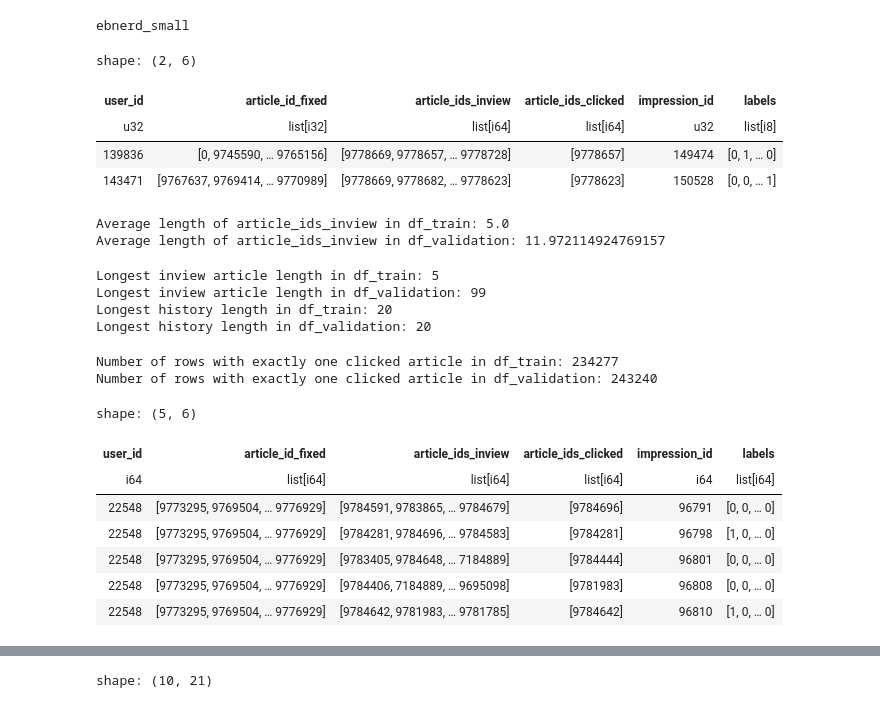
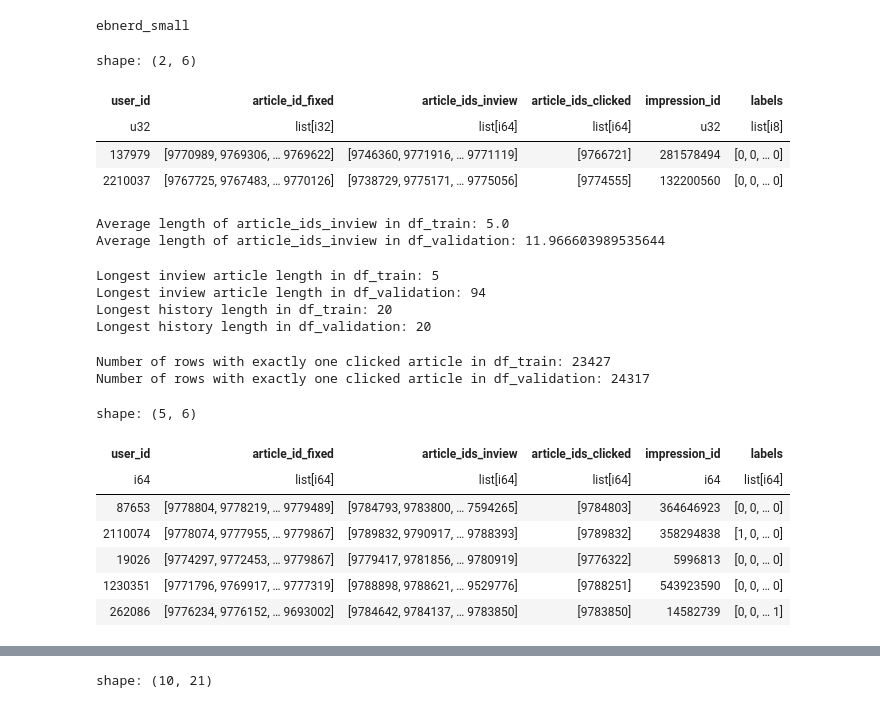
Before and after one commit to Gustavclausen1804/Deeplearning-RecSys-Challenge-2024, a Jupyter notebook: docvec.ipynb, the cells around one changed output, grey strips where cells are left out. Saved outputs shown, nothing was run; the diff lists cells and outputs as text; code cells hidden in the pictures.

```diff
--- a/docvec.ipynb
+++ b/docvec.ipynb
@@ -109,36 +111,36 @@ COLUMNS = [
     DEFAULT_CLICKED_ARTICLES_COL,
     DEFAULT_IMPRESSION_ID_COL,
 ]
 HISTORY_SIZE = 20 # TODO: History size.
-FRACTION = 1
+FRACTION = 0.1
 
 df_train = (
     ebnerd_from_path(PATH.joinpath("train"), history_size=HISTORY_SIZE)
     .select(COLUMNS)
     .pipe(
         sampling_strategy_wu2019,
         npratio=4,
         shuffle=True,
         with_replacement=True,
         seed=123,
     )
     .pipe(create_binary_labels_column)
     .sample(fraction=FRACTION)
 )
 # =>
 df_validation = (
     ebnerd_from_path(PATH.joinpath("validation"), history_size=HISTORY_SIZE)
     .select(COLUMNS)
     .pipe(create_binary_labels_column)
     .sample(fraction=FRACTION)
 )
 df_train.head(2)
 # %% [output]
 shape: (2, 6)
 | user_id | article_id_fixed | article_ids_inview | article_ids_clicked | impression_id | labels |
 | u32 | list[i32] | list[i64] | list[i64] | u32 | list[i8] |
-| 139836 | [0, 9745590, … 9765156] | [9778669, 9778657, … 9778728] | [9778657] | 149474 | [0, 1, … 0] |
-| 143471 | [9767637, 9769414, … 9770989] | [9778669, 9778682, … 9778623] | [9778623] | 150528 | [0, 0, … 1] |
+| 137979 | [9770989, 9769306, … 9769622] | [9746360, 9771916, … 9771119] | [9766721] | 281578494 | [0, 0, … 0] |
+| 2210037 | [9767725, 9767483, … 9770126] | [9738729, 9775171, … 9775056] | [9774555] | 132200560 | [0, 0, … 0] |
 # %%
 def calculate_average_length(df, column):
     total_length = sum(len(row) for row in df[column])
@@ -154,7 +156,7 @@ average_length_inview_validation = calculate_average_length(df_validation, DEFAU
 print(f"Average length of article_ids_inview in df_validation: {average_length_inview_validation}")
 # %% [output]
 Average length of article_ids_inview in df_train: 5.0
-Average length of article_ids_inview in df_validation: 11.972114924769157
+Average length of article_ids_inview in df_validation: 11.966603989535644
 # %%
 # Function to find the maximum length of arrays in a column
 def find_max_length(df, column):
@@ -179,7 +181,7 @@ print(f"Longest history length in df_train: {max_history_length_train}")
 print(f"Longest history length in df_validation: {max_history_length_validation}")
 # %% [output]
 Longest inview article length in df_train: 5
-Longest inview article length in df_validation: 99
+Longest inview article length in df_validation: 94
 Longest history length in df_train: 20
 Longest history length in df_validation: 20
 # %%
@@ -201,19 +203,19 @@ df_validation = filter_rows_with_one_clicked_article(df_validation, DEFAULT_CLIC
 print(f"Number of rows with exactly one clicked article in df_train: {df_train.shape[0]}")
 print(f"Number of rows with exactly one clicked article in df_validation: {df_validation.shape[0]}")
 # %% [output]
-Number of rows with exactly one clicked article in df_train: 234277
-Number of rows with exactly one clicked article in df_validation: 243240
+Number of rows with exactly one clicked article in df_train: 23427
+Number of rows with exactly one clicked article in df_validation: 24317
 # %%
 df_validation.head()
 # %% [output]
 shape: (5, 6)
 | user_id | article_id_fixed | article_ids_inview | article_ids_clicked | impression_id | labels |
 | i64 | list[i64] | list[i64] | list[i64] | i64 | list[i64] |
-| 22548 | [9773295, 9769504, … 9776929] | [9784591, 9783865, … 9784679] | [9784696] | 96791 | [0, 0, … 0] |
-| 22548 | [9773295, 9769504, … 9776929] | [9784281, 9784696, … 9784583] | [9784281] | 96798 | [1, 0, … 0] |
-| 22548 | [9773295, 9769504, … 9776929] | [9783405, 9784648, … 7184889] | [9784444] | 96801 | [0, 0, … 0] |
-| 22548 | [9773295, 9769504, … 9776929] | [9784406, 7184889, … 9695098] | [9781983] | 96808 | [0, 0, … 0] |
-| 22548 | [9773295, 9769504, … 9776929] | [9784642, 9781983, … 9781785] | [9784642] | 96810 | [1, 0, … 0] |
+| 87653 | [9778804, 9778219, … 9779489] | [9784793, 9783800, … 7594265] | [9784803] | 364646923 | [0, 0, … 0] |
+| 2110074 | [9778074, 9777955, … 9779867] | [9789832, 9790917, … 9788393] | [9789832] | 358294838 | [1, 0, … 0] |
+| 19026 | [9774297, 9772453, … 9779867] | [9779417, 9781856, … 9780919] | [9776322] | 5996813 | [0, 0, … 0] |
+| 1230351 | [9771796, 9769917, … 9777319] | [9788898, 9788621, … 9529776] | [9788251] | 543923590 | [0, 0, … 0] |
+| 262086 | [9776234, 9776152, … 9693002] | [9784642, 9784137, … 9783850] | [9783850] | 14582739 | [0, 0, … 1] |
 # %%
 print(f"Number of users in df_train: {df_train['user_id'].n_unique()}")
 # %% [output]
```
Also changed, not shown: parts of 16 cells of this notebook, 2 other files.
